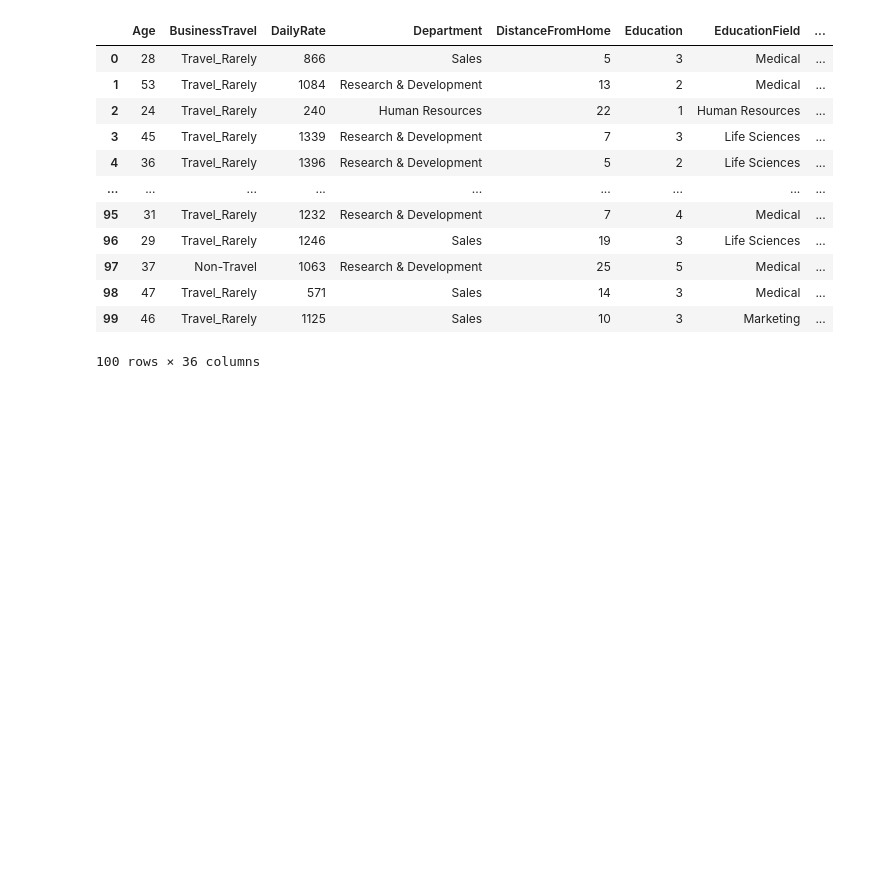
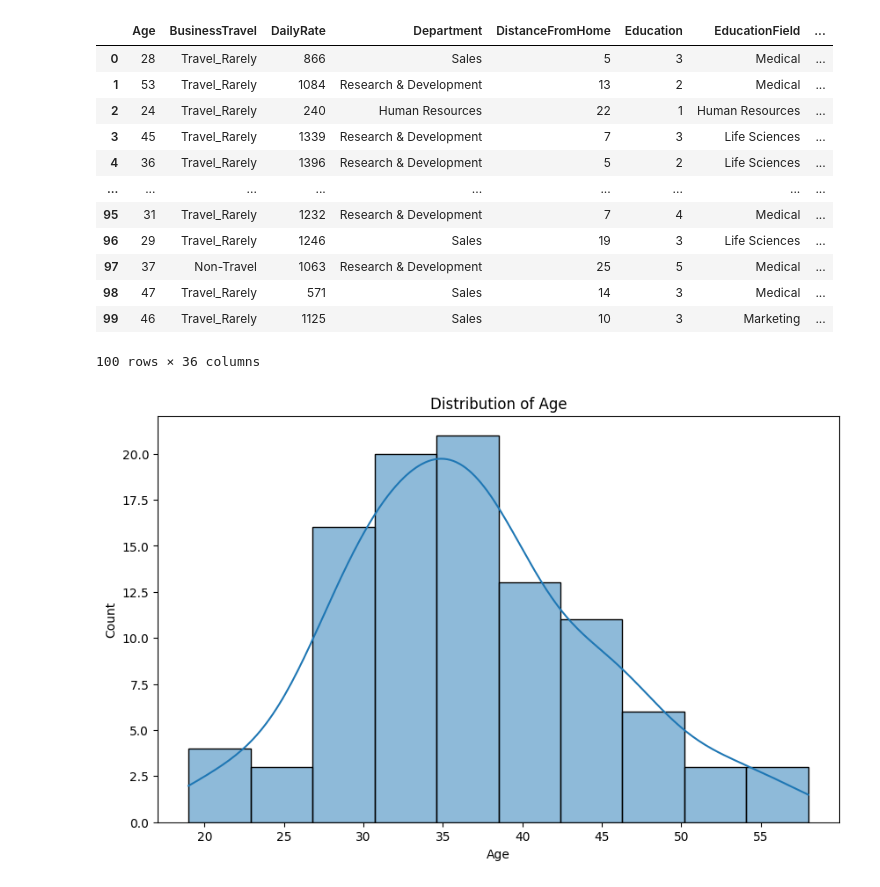
Before and after one commit to rubyghabboun/Employee_Attrition, a Jupyter notebook: employee_attrition/machine_learning_models/models_code/applying_algorithm_to_test_data1.ipynb, the cells around one changed output. Cells and saved outputs as stored; diff of their text form; code cells hidden in the pictures; blank space fills up the shorter version.

Commit message:
added graph

```diff
--- a/employee_attrition/machine_learning_models/models_code/applying_algorithm_to_test_data1.ipynb
+++ b/employee_attrition/machine_learning_models/models_code/applying_algorithm_to_test_data1.ipynb
@@ -52,3 +52,15 @@ new_data
 100 rows × 36 columns
 # %%
 new_data.to_csv('/content/new_data_predicted_final.csv', index=False)
+# %%
+import matplotlib.pyplot as plt
+import seaborn as sns
+
+# Histograms and Distribution Plots
+plt.figure(figsize=(10, 6))
+sns.histplot(new_data['Age'], kde=True)
+plt.xlabel('Age')
+plt.title('Distribution of Age')
+plt.show()
+# %% [output]
+[figure, added]
```
Also changed, not shown: parts of 3 cells of this notebook.
